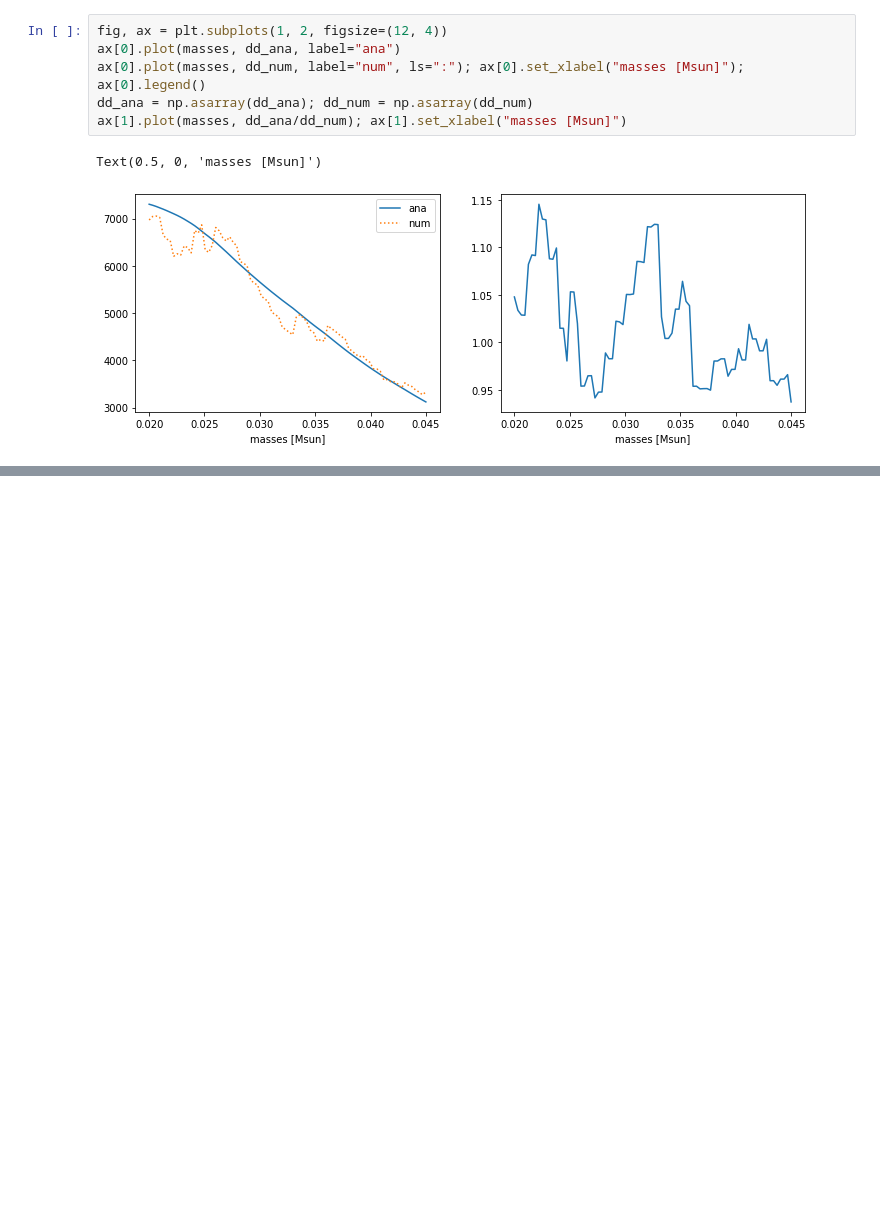
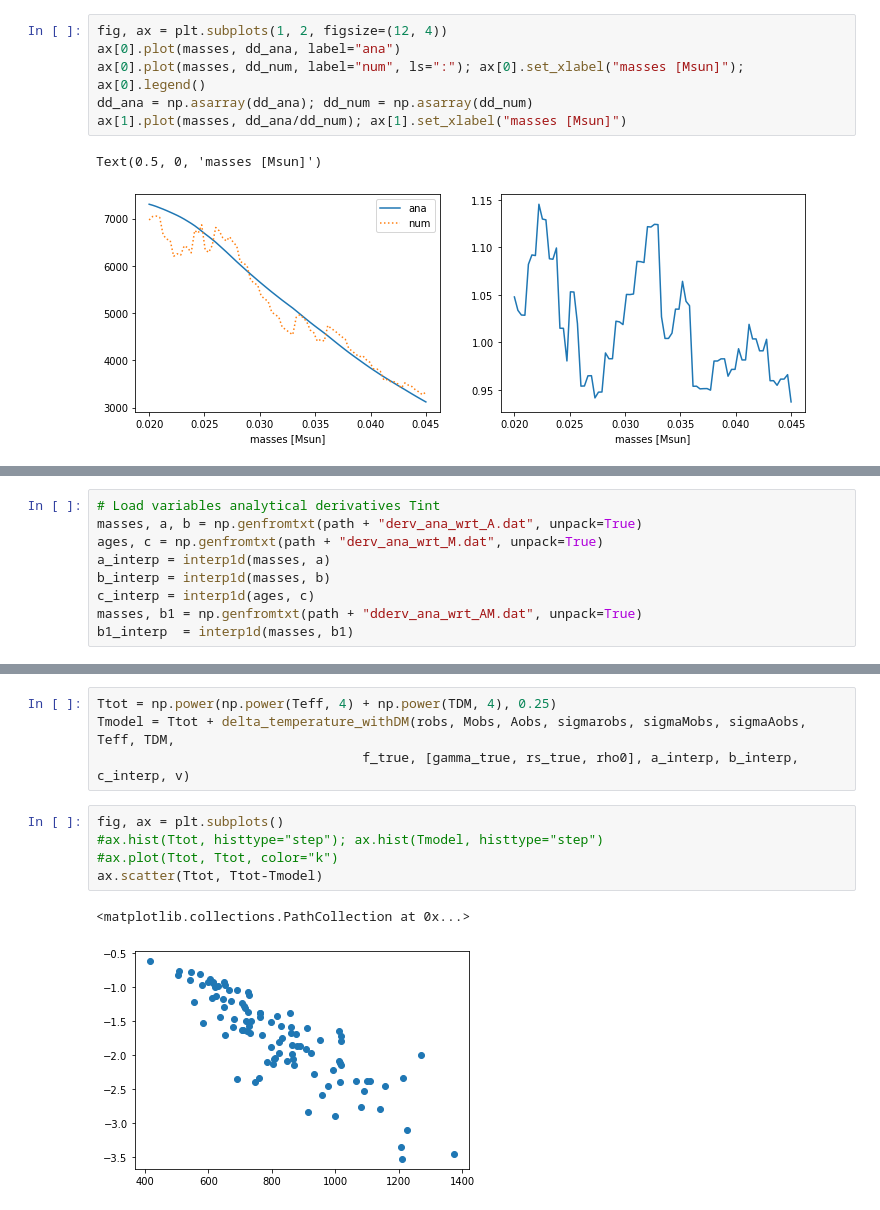
Before and after one commit to mariabenitocst/exoplanets, a Jupyter notebook: jupyter-notebook/checking_dderivatives.ipynb, the cells around one changed output, grey strips where cells are left out. Saved outputs shown, nothing was run; the diff lists cells and outputs as text; blank space fills up the shorter version.

```diff
--- a/jupyter-notebook/checking_dderivatives.ipynb
+++ b/jupyter-notebook/checking_dderivatives.ipynb
@@ -879,0 +915,9 @@ Text(0.5, 0, 'masses [Msun]')
+# %%
+# Load variables analytical derivatives Tint
+masses, a, b = np.genfromtxt(path + "derv_ana_wrt_A.dat", unpack=True)
+ages, c = np.genfromtxt(path + "derv_ana_wrt_M.dat", unpack=True)
+a_interp = interp1d(masses, a)
+b_interp = interp1d(masses, b)
+c_interp = interp1d(ages, c)
+masses, b1 = np.genfromtxt(path + "dderv_ana_wrt_AM.dat", unpack=True)
+b1_interp  = interp1d(masses, b1)
@@ -879,0 +939,12 @@ Text(0.5, 0, 'masses [Msun]')
+# %%
+Ttot = np.power(np.power(Teff, 4) + np.power(TDM, 4), 0.25)
+Tmodel = Ttot + delta_temperature_withDM(robs, Mobs, Aobs, sigmarobs, sigmaMobs, sigmaAobs, Teff, TDM,
+                                  f_true, [gamma_true, rs_true, rho0], a_interp, b_interp, c_interp, v)
+# %%
+fig, ax = plt.subplots()
+#ax.hist(Ttot, histtype="step"); ax.hist(Tmodel, histtype="step")
+#ax.plot(Ttot, Ttot, color="k")
+ax.scatter(Ttot, Ttot-Tmodel)
+# %% [output]
+<matplotlib.collections.PathCollection at 0x...>
+[figure, added]
```
Also changed, not shown: parts of 10 cells of this notebook, 6 other files.
